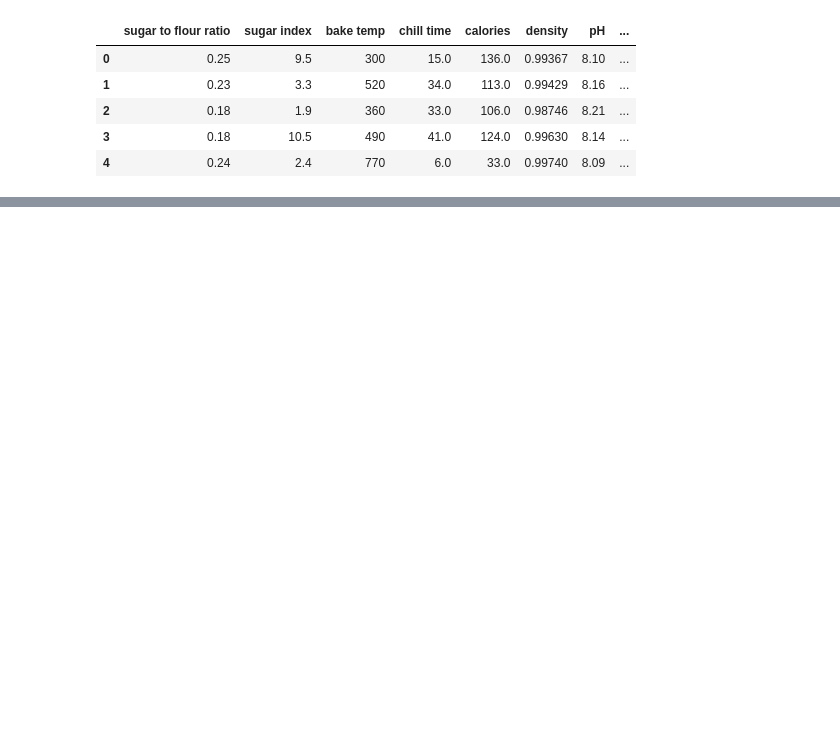
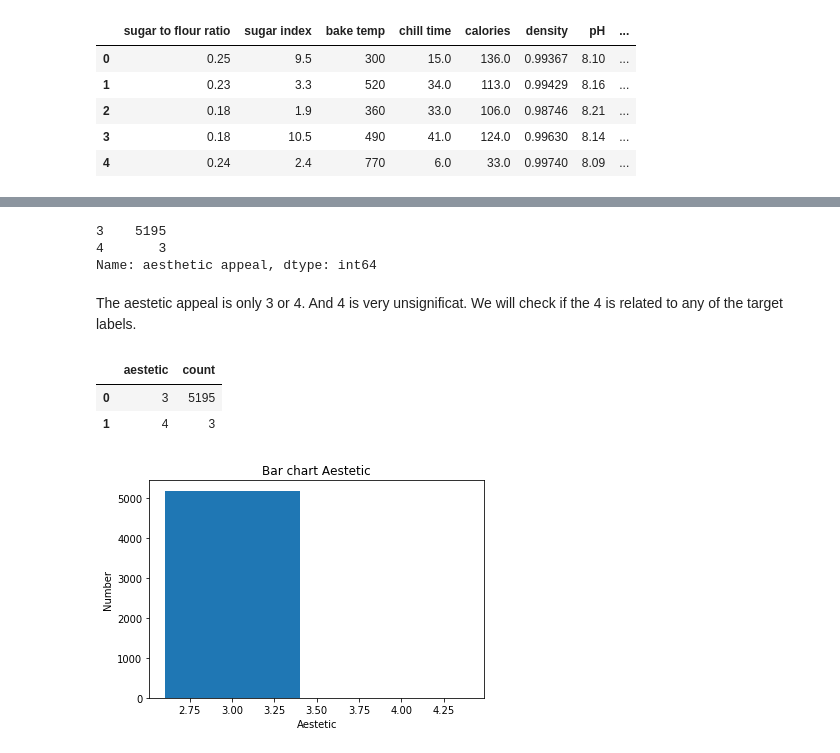
Before and after one commit to ljgoico/DATATHON_PHGL, a Jupyter notebook: main-PHGL.ipynb, the cells around one changed output, grey strips where cells are left out. Cells and saved outputs as stored; diff of their text form; code cells hidden in the pictures; blank space fills up the shorter version.

```diff
--- a/main-PHGL.ipynb
+++ b/main-PHGL.ipynb
@@ -14,0 +194,26 @@ data.head()
+# %%
+data['aesthetic appeal'].value_counts().sort_values(ascending=False)
+# %% [output]
+3    5195
+4       3
+Name: aesthetic appeal, dtype: int64
+# %% [markdown]
+The aestetic appeal is only 3 or 4. And 4 is very unsignificat. We will check if the 4 is related to any of the target labels.
+# %%
+aestetic = data['aesthetic appeal'].value_counts().reset_index()
+
+aestetic.columns = ['aestetic', 'count']
+
+aestetic.head()
+# %% [output]
+|  | aestetic | count |
+| 0 | 3 | 5195 |
+| 1 | 4 | 3 |
+# %%
+plt.bar(aestetic['aestetic'], aestetic['count'])
+plt.xlabel(r"Aestetic")
+plt.ylabel(r"Number")
+plt.title(r"Bar chart Aestetic")
+plt.show()
+# %% [output]
+[figure, added]
```
Also changed, not shown: parts of 42 cells of this notebook.
